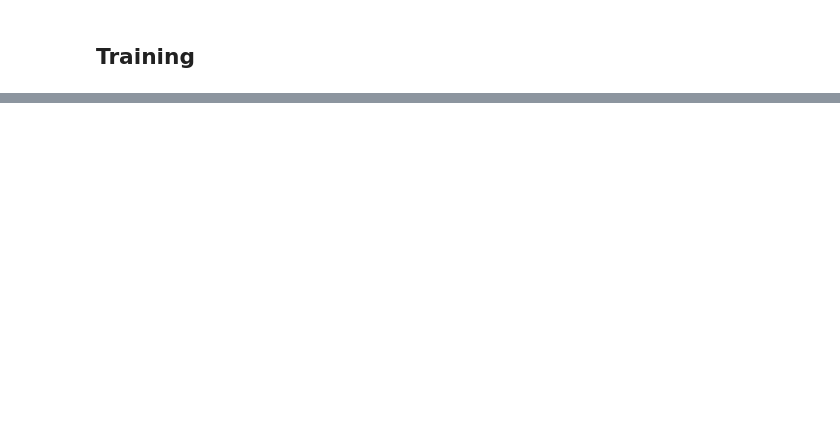
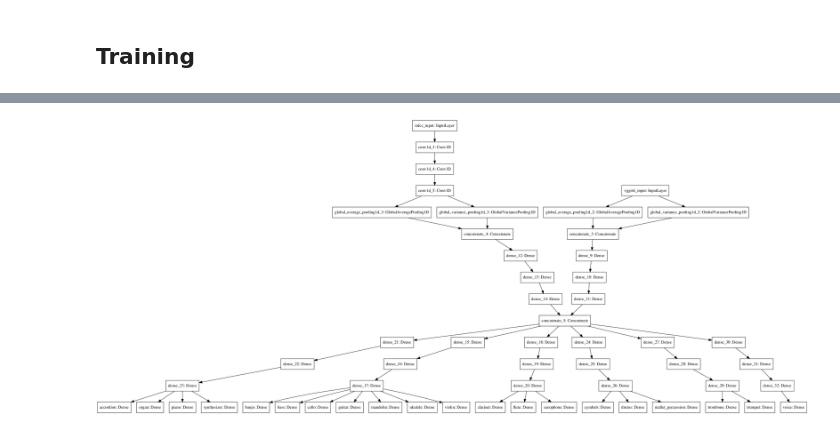
Before and after one commit to elilaird/CS83212-Advanced-Neural-Networks, a Jupyter notebook: Multi-Modal-Task/lab_3_report.ipynb, the cells around one changed output, grey strips where cells are left out. Drawn from its saved outputs; the diff is of its cells as text; code cells hidden in the pictures; blank space fills up the shorter version.

Commit message:
added branching network/analysis

```diff
--- a/Multi-Modal-Task/lab_3_report.ipynb
+++ b/Multi-Modal-Task/lab_3_report.ipynb
@@ -523,13 +543,0 @@ MSE: 0.25       MAE: 0.075
-# %%
-#plain mfcc network
-
-mfcc_model = create_mfcc_nn()
-
-net = Dense(50, activation='relu')(mfcc_model.output)
-output = Dense(20, activation='linear')(net)
-
-mfcc_nn = Model(mfcc_model.input, output)
-adam = Adam(1e-4)
-mfcc_nn.compile(loss='mse', optimizer=adam, metrics=['mse', 'mae'])
-
-mfcc_nn.summary()
@@ -591,0 +616,74 @@ MSE: 0.02       MAE: 0.074
+# %%
+def create_branched_nn():
+    m1 = create_nn_x_vec()
+    m2 = create_mfcc_nn()
+
+
+    net = tf.keras.layers.Concatenate()([m1.output, m2.output])
+
+    # Group 1
+    g1 = Dense(150, activation='relu')(net)
+    g1 = Dense(120, activation='relu')(g1)
+    g1 = Dense(100, activation='relu')(g1)
+    banjo = Dense(1, activation='linear', name='banjo')(g1)
+    bass = Dense(1, activation='linear', name='bass')(g1)
+    cello = Dense(1, activation='linear', name='cello')(g1)
+    guitar = Dense(1, activation='linear', name='guitar')(g1)
+    mandolin = Dense(1, activation='linear', name='mandolin')(g1)
+    ukulele = Dense(1, activation='linear', name='ukulele')(g1)
+    violin = Dense(1, activation='linear', name='violin')(g1)
+
+    # Group 2
+    g2 = Dense(150, activation='relu')(net)
+    g2 = Dense(120, activation='relu')(g2)
+    g2 = Dense(100, activation='relu')(g2)
+    clarinet = Dense(1, activation='linear', name='clarinet')(g2)
+    flute = Dense(1, activation='linear', name='flute')(g2)
+    saxophone = Dense(1, activation='linear', name='saxophone')(g2)
+
+    # Group 3
+    g3 = Dense(150, activation='relu')(net)
+    g3 = Dense(120, activation='relu')(g3)
+    g3 = Dense(100, activation='relu')(g3)
+    accordion = Dense(1, activation='linear', name='accordion')(g3)
+    organ = Dense(1, activation='linear', name='organ')(g3)
+    piano = Dense(1, activation='linear', name='piano')(g3)
+    synthesizer = Dense(1, activation='linear', name='synthesizer')(g3)
+
+    # Group 4
+    g4 = Dense(150, activation='relu')(net)
+    g4 = Dense(120, activation='relu')(g4)
+    g4 = Dense(100, activation='relu')(g4)
+    cymbals = Dense(1, activation='linear', name='cymbals')(g4)
+    drums = Dense(1, activation='linear', name='drums')(g4)
+    mallet_percussion = Dense(1, activation='linear', name='mallet_percussion')(g4)
+
+    # Group 5
+    g5 = Dense(150, activation='relu')(net)
+    g5 = Dense(120, activation='relu')(g5)
+    g5 = Dense(100, activation='relu')(g5)
+    trombone = Dense(1, activation='linear', name='trombone')(g5)
+    trumpet = Dense(1, activation='linear', name='trumpet')(g5)
+
+    # Group 6
+    g6 = Dense(150, activation='relu')(net)
+    g6 = Dense(120, activation='relu')(g6)
+    g6 = Dense(100, activation='relu')(g6)
+    voice = Dense(1, activation='linear', name='voice')(g6)
+
+    model = Model(inputs=[m1.input, m2.input], outputs=[accordion, banjo, bass, cello,
+                                                        clarinet, cymbals, drums, flute,
+                                                        guitar, mallet_percussion, mandolin, organ,
+                                                        piano, saxophone, synthesizer, trombone,
+                                                        trumpet, ukulele, violin, voice])
+
+    adam = Adam(1e-4)
+    model.compile(loss='mse', optimizer=adam, metrics=['mse', 'mae'])
+
+    return model
+
+branched_nn = create_branched_nn()
+branched_nn.summary()
+
+plot_model(branched_nn)
+# %% [output]
@@ -591,0 +707 @@ MSE: 0.02       MAE: 0.074
+[figure, added]
```
Also changed, not shown: parts of 38 cells of this notebook, 2 other files.
